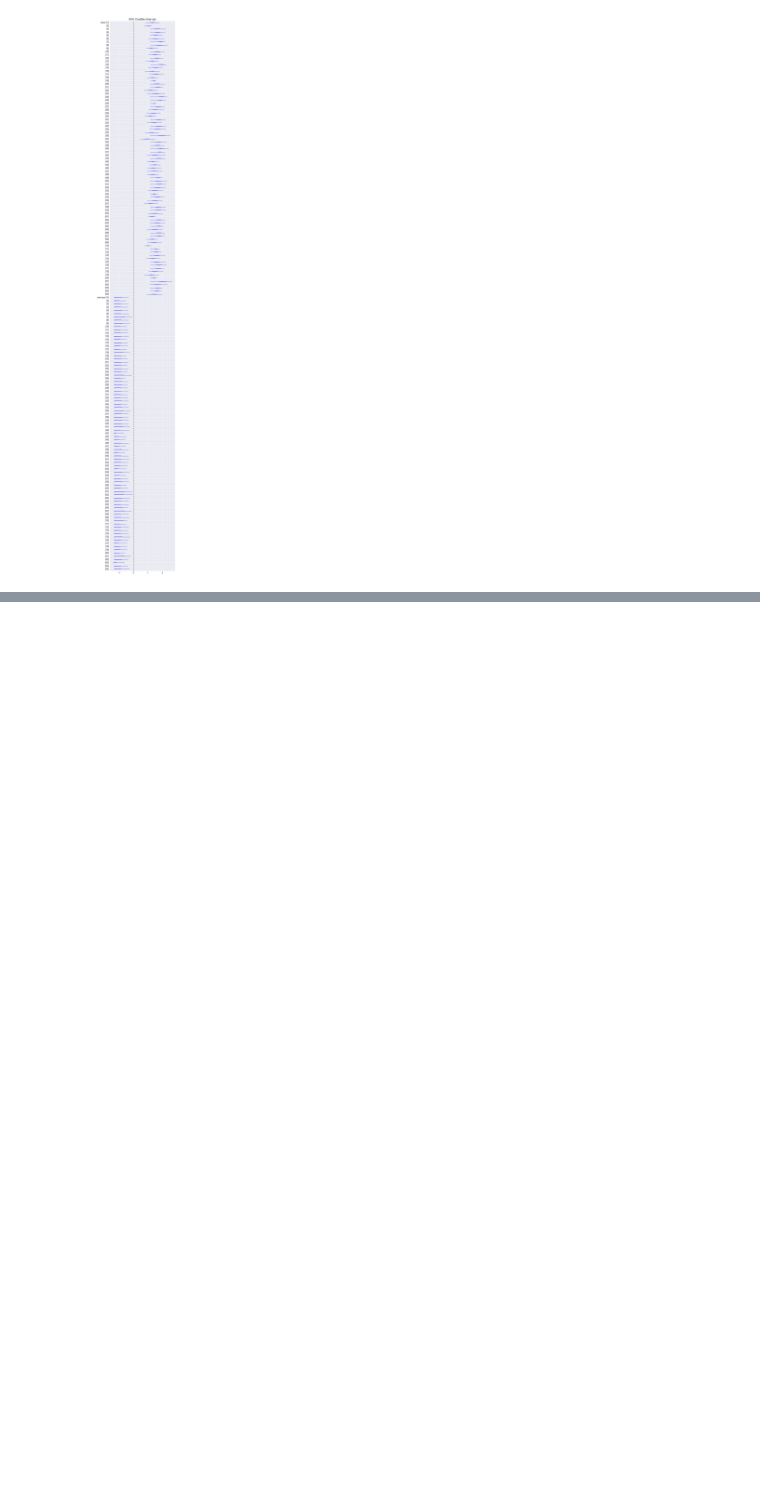
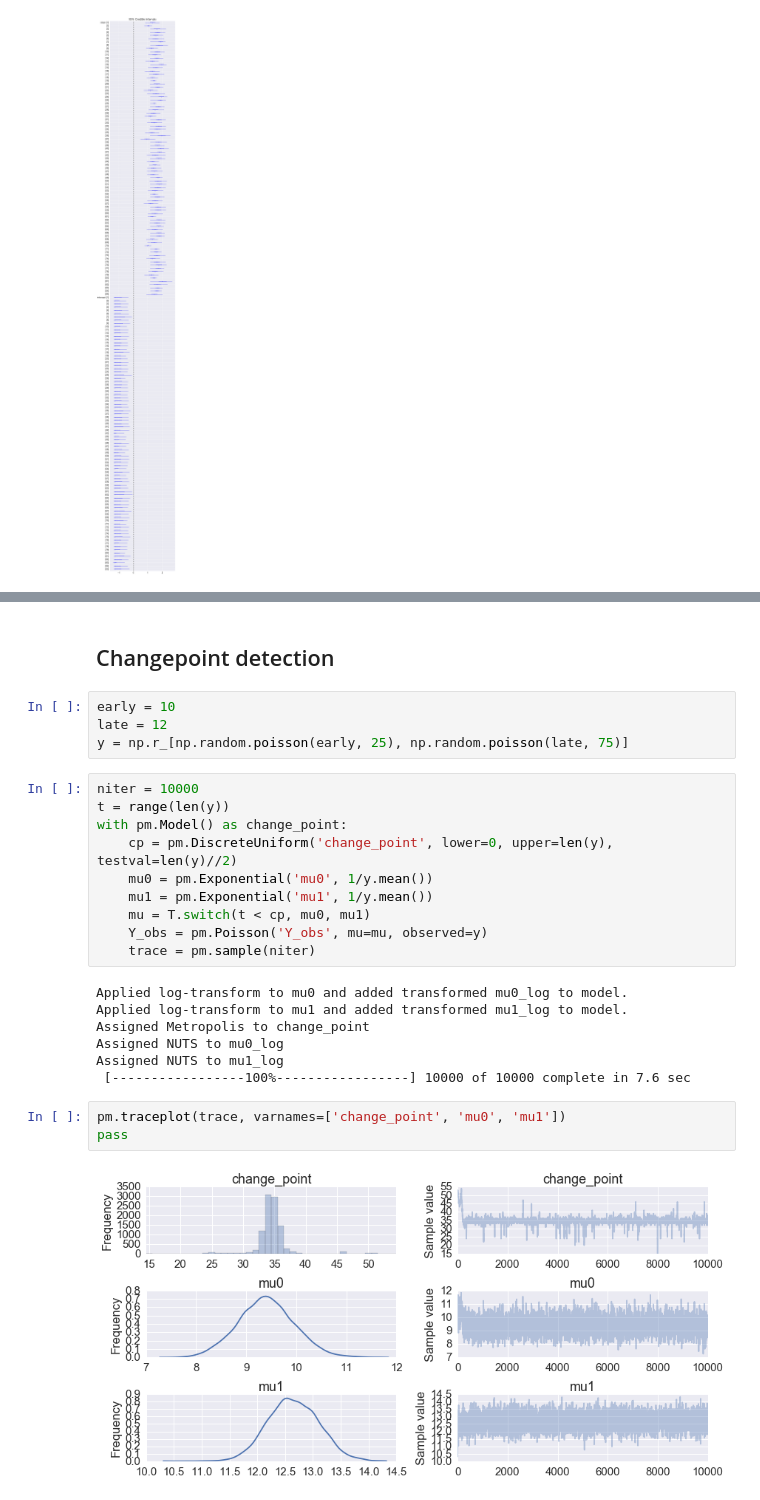
Before and after one commit to cliburn/sta-663-2016, a Jupyter notebook: lectures/16C_PyMC3.ipynb, the cells around one changed output, grey strips where cells are left out. Saved outputs shown, nothing was run; the diff lists cells and outputs as text; blank space fills up the shorter version.

```diff
--- a/lectures/16C_PyMC3.ipynb
+++ b/lectures/16C_PyMC3.ipynb
@@ -591,0 +717,28 @@ pass
+# %% [markdown]
+## Changepoint detection
+# %%
+early = 10
+late = 12
+y = np.r_[np.random.poisson(early, 25), np.random.poisson(late, 75)]
+# %%
+niter = 10000
+t = range(len(y))
+with pm.Model() as change_point:
+    cp = pm.DiscreteUniform('change_point', lower=0, upper=len(y), testval=len(y)//2)
+    mu0 = pm.Exponential('mu0', 1/y.mean())
+    mu1 = pm.Exponential('mu1', 1/y.mean())
+    mu = T.switch(t < cp, mu0, mu1)
+    Y_obs = pm.Poisson('Y_obs', mu=mu, observed=y)
+    trace = pm.sample(niter)
+# %% [output]
+Applied log-transform to mu0 and added transformed mu0_log to model.
+Applied log-transform to mu1 and added transformed mu1_log to model.
+Assigned Metropolis to change_point
+Assigned NUTS to mu0_log
+Assigned NUTS to mu1_log
+ [-----------------100%-----------------] 10000 of 10000 complete in 7.6 sec
+# %%
+pm.traceplot(trace, varnames=['change_point', 'mu0', 'mu1'])
+pass
+# %% [output]
+[figure, added]
```
Also changed, not shown: parts of 21 cells of this notebook.
